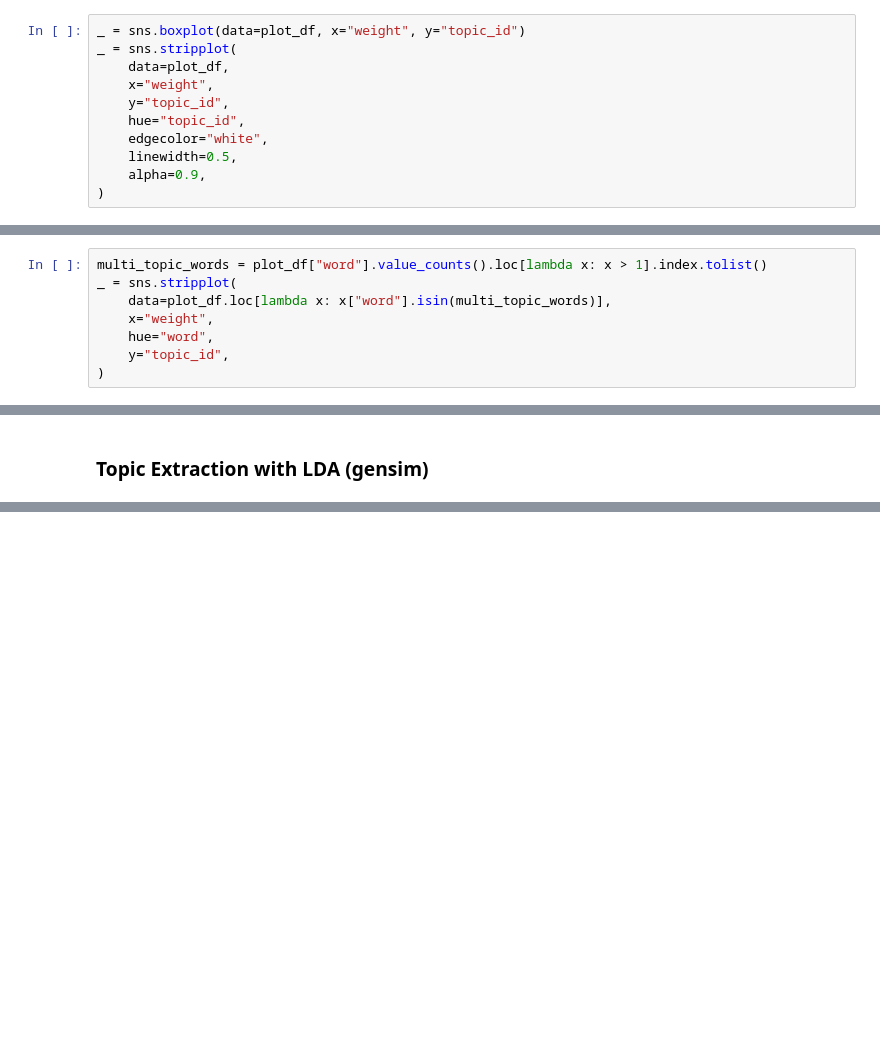
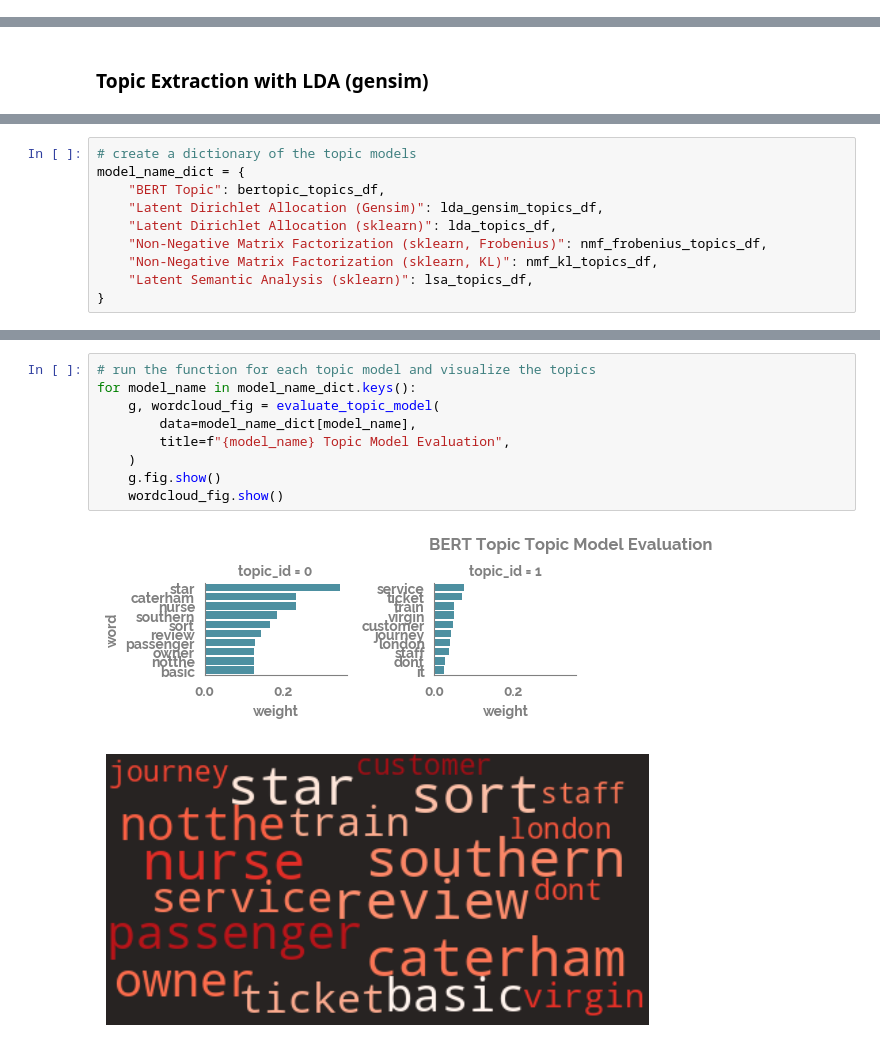
Before and after one commit to jameshtwose/Data-Science, a Jupyter notebook: Machine_learning/NLP/topic_extraction/topic_extraction.ipynb, the cells around one changed output, grey strips where cells are left out. Drawn from its saved outputs; the diff is of its cells as text; blank space fills up the shorter version.

```diff
--- a/Machine_learning/NLP/topic_extraction/topic_extraction.ipynb
+++ b/Machine_learning/NLP/topic_extraction/topic_extraction.ipynb
@@ -175,11 +225,0 @@ _ = sns.stripplot(
-# %%
-_ = sns.boxplot(data=plot_df, x="weight", y="topic_id")
-_ = sns.stripplot(
-    data=plot_df,
-    x="weight",
-    y="topic_id",
-    hue="topic_id",
-    edgecolor="white",
-    linewidth=0.5,
-    alpha=0.9,
-)
@@ -188,8 +225,0 @@ _ = sns.stripplot(
-# %%
-multi_topic_words = plot_df["word"].value_counts().loc[lambda x: x > 1].index.tolist()
-_ = sns.stripplot(
-    data=plot_df.loc[lambda x: x["word"].isin(multi_topic_words)],
-    x="weight",
-    hue="word",
-    y="topic_id",
-)
@@ -370,0 +542,10 @@ _ = sns.stripplot(
+# %%
+# create a dictionary of the topic models
+model_name_dict = {
+    "BERT Topic": bertopic_topics_df,
+    "Latent Dirichlet Allocation (Gensim)": lda_gensim_topics_df,
+    "Latent Dirichlet Allocation (sklearn)": lda_topics_df,
+    "Non-Negative Matrix Factorization (sklearn, Frobenius)": nmf_frobenius_topics_df,
+    "Non-Negative Matrix Factorization (sklearn, KL)": nmf_kl_topics_df,
+    "Latent Semantic Analysis (sklearn)": lsa_topics_df,
+}
@@ -370,0 +616,12 @@ _ = sns.stripplot(
+# %%
+# run the function for each topic model and visualize the topics
+for model_name in model_name_dict.keys():
+    g, wordcloud_fig = evaluate_topic_model(
+        data=model_name_dict[model_name],
+        title=f"{model_name} Topic Model Evaluation",
+    )
+    g.fig.show()
+    wordcloud_fig.show()
+# %% [output]
+[figure, added]
+[figure, added]
```
Also changed, not shown: parts of 44 cells of this notebook, 3 other files.
